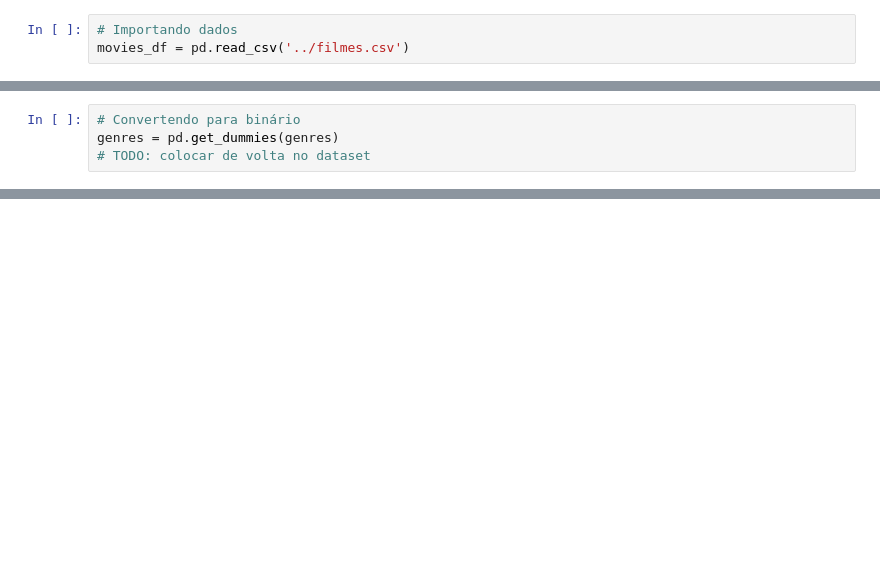
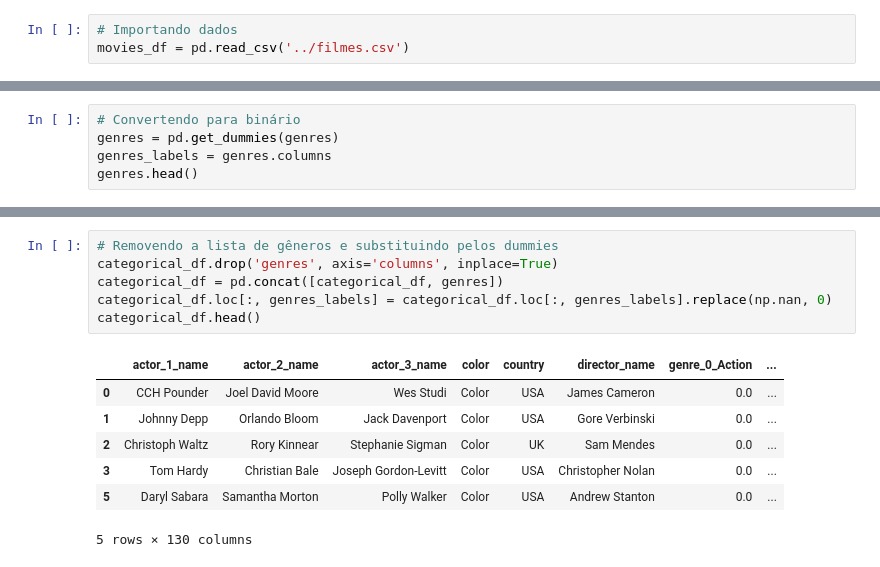
Before and after one commit to dcandrade/movie-data-mining, a Jupyter notebook: preprocessing/Preprocessing.ipynb, the cells around one changed output, grey strips where cells are left out. Cells and saved outputs as stored; diff of their text form; blank space fills up the shorter version.

```diff
--- a/preprocessing/Preprocessing.ipynb
+++ b/preprocessing/Preprocessing.ipynb
@@ -125,4 +169,5 @@ genres.head()
 # %%
 # Convertendo para binário
 genres = pd.get_dummies(genres)
-# TODO: colocar de volta no dataset
+genres_labels = genres.columns
+genres.head()
@@ -128,0 +182,14 @@ genres = pd.get_dummies(genres)
+# %%
+# Removendo a lista de gêneros e substituindo pelos dummies
+categorical_df.drop('genres', axis='columns', inplace=True)
+categorical_df = pd.concat([categorical_df, genres])
+categorical_df.loc[:, genres_labels] = categorical_df.loc[:, genres_labels].replace(np.nan, 0)
+categorical_df.head()
+# %% [output]
+|  | actor_1_name | actor_2_name | actor_3_name | color | country | director_name | genre_0_Action | ... |
+| 0 | CCH Pounder | Joel David Moore | Wes Studi | Color | USA | James Cameron | 0.0 | ... |
+| 1 | Johnny Depp | Orlando Bloom | Jack Davenport | Color | USA | Gore Verbinski | 0.0 | ... |
+| 2 | Christoph Waltz | Rory Kinnear | Stephanie Sigman | Color | UK | Sam Mendes | 0.0 | ... |
+| 3 | Tom Hardy | Christian Bale | Joseph Gordon-Levitt | Color | USA | Christopher Nolan | 0.0 | ... |
+| 5 | Daryl Sabara | Samantha Morton | Polly Walker | Color | USA | Andrew Stanton | 0.0 | ... |
+5 rows × 130 columns
```
Also changed, not shown: parts of 21 cells of this notebook.
